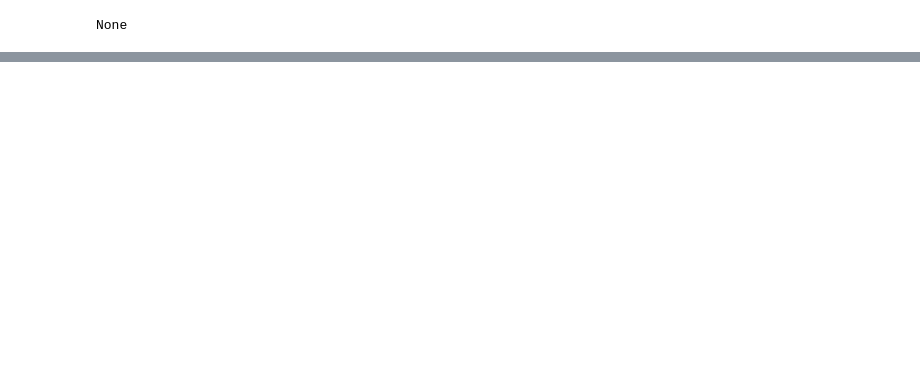
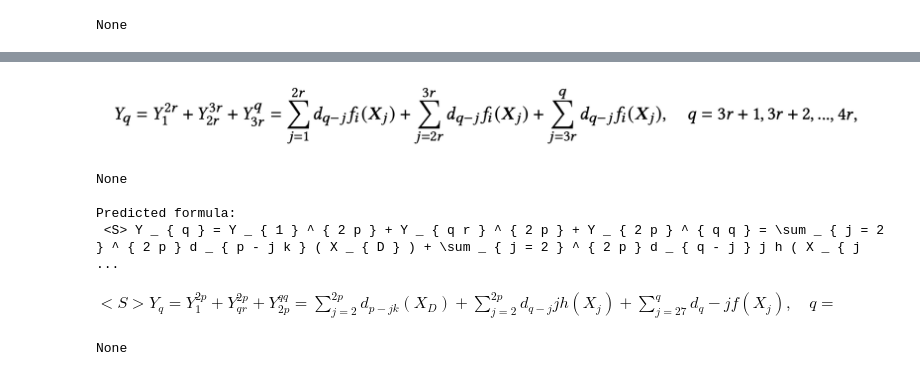
Before and after one commit to gmarus777/image-to-tex-OCR, a Jupyter notebook: Jupyter_Notebooks/REMOTE_Inference.ipynb, the cells around one changed output, grey strips where cells are left out. Cells and saved outputs as stored; diff of their text form; code cells hidden in the pictures; blank space fills up the shorter version.

Commit message:
remote notebook push'

```diff
--- a/Jupyter_Notebooks/REMOTE_Inference.ipynb
+++ b/Jupyter_Notebooks/REMOTE_Inference.ipynb
@@ -234,0 +235,21 @@ None
+# %%
+### ALB
+
+my_image_path= "Jupyter_Notebooks/test_photos/Screen Shot_10.png"
+my_image = Image.open(my_image_path).convert("L")
+my_image_tensor = dataset.image_transform_test(image=np.array(my_image))['image']
+print(display(my_image))
+print('\nPredicted formula:')
+with torch.no_grad():
+    model.eval()
+    my_prediction =  model.predict(my_image_tensor.unsqueeze(0).to(dev))
+print(token_to_strings(my_prediction))
+print(display(Math(token_to_strings(my_prediction))))
+# %% [output]
+[figure, added]
+None
+
+Predicted formula:
+ <S> Y _ { q } = Y _ { 1 } ^ { 2 p } + Y _ { q r } ^ { 2 p } + Y _ { 2 p } ^ { q q } = \sum _ { j = 2 } ^ { 2 p } d _ { p - j k } ( X _ { D } ) + \sum _ { j = 2 } ^ { 2 p } d _ { q - j } j h ( X _ { j ...
+$\displaystyle  <S> Y _ { q } = Y _ { 1 } ^ { 2 p } + Y _ { q r } ^ { 2 p } + Y _ { 2 p } ^ { q q } = \sum _ { j = 2 } ^ { 2 p } d _ { p - j k } ( X _ { D } ) + \sum _ { j = 2 } ^ { 2 p } d _ { q - j } j h ( X _ { j } ) + \sum _ { j = 2 7 } ^ { q } d _ { q } - j f ( X _ { j } ) , \quad q =$
+None
```
Also changed, not shown: parts of 6 cells of this notebook, 1 other file.
